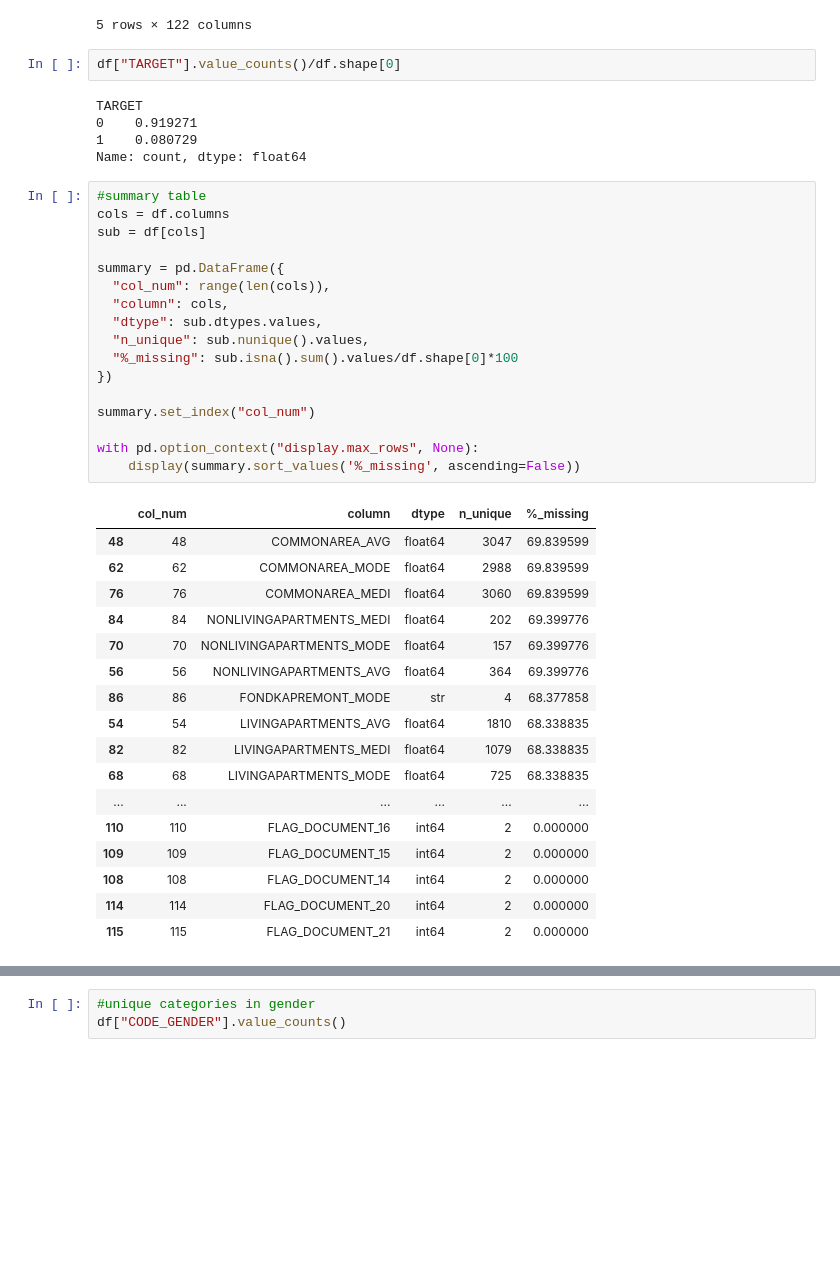
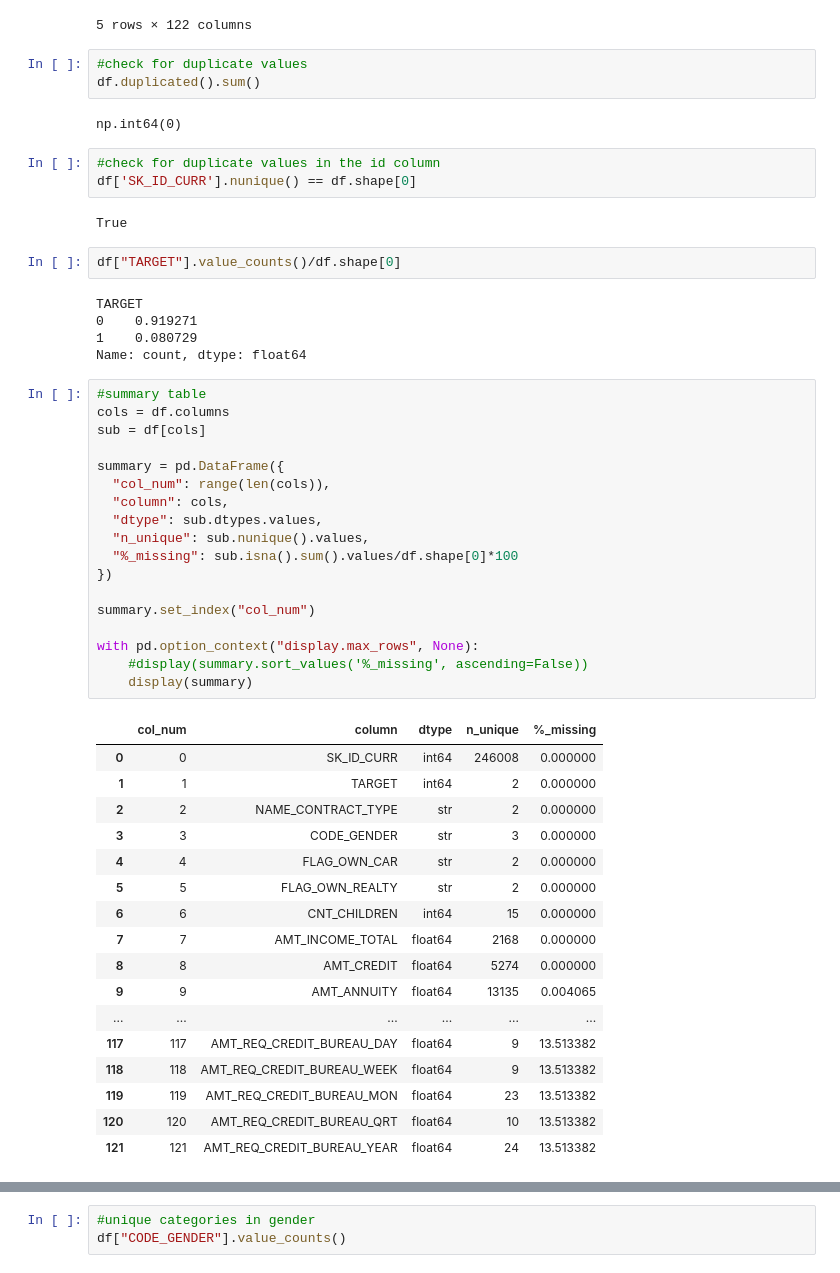
Before and after one commit to kanikasure/loan-default-risk, a Jupyter notebook: notebooks/03_eda.ipynb, the cells around one changed output, grey strips where cells are left out. Cells and saved outputs as stored; diff of their text form; blank space fills up the shorter version.

```diff
--- a/notebooks/03_eda.ipynb
+++ b/notebooks/03_eda.ipynb
@@ -16,6 +16,16 @@ df.head()
 | 3 | 454894 | 1 | Cash loans | M | N | N | 0 | ... |
 | 4 | 448321 | 0 | Cash loans | F | N | Y | 0 | ... |
 5 rows × 122 columns
+# %%
+#check for duplicate values
+df.duplicated().sum()
+# %% [output]
+np.int64(0)
+# %%
+#check for duplicate values in the id column
+df['SK_ID_CURR'].nunique() == df.shape[0]
+# %% [output]
+True
 # %%
 df["TARGET"].value_counts()/df.shape[0]
 # %% [output]
@@ -26,35 +36,36 @@ Name: count, dtype: float64
 # %%
 #summary table
 cols = df.columns
 sub = df[cols]
 
 summary = pd.DataFrame({
   "col_num": range(len(cols)),
   "column": cols,
   "dtype": sub.dtypes.values,
   "n_unique": sub.nunique().values,
   "%_missing": sub.isna().sum().values/df.shape[0]*100
 })
 
 summary.set_index("col_num")
 
 with pd.option_context("display.max_rows", None):
-    display(summary.sort_values('%_missing', ascending=False))
+    #display(summary.sort_values('%_missing', ascending=False))
+    display(summary)
 # %% [output]
 |  | col_num | column | dtype | n_unique | %_missing |
-| 48 | 48 | COMMONAREA_AVG | float64 | 3047 | 69.839599 |
-| 62 | 62 | COMMONAREA_MODE | float64 | 2988 | 69.839599 |
-| 76 | 76 | COMMONAREA_MEDI | float64 | 3060 | 69.839599 |
-| 84 | 84 | NONLIVINGAPARTMENTS_MEDI | float64 | 202 | 69.399776 |
-| 70 | 70 | NONLIVINGAPARTMENTS_MODE | float64 | 157 | 69.399776 |
-| 56 | 56 | NONLIVINGAPARTMENTS_AVG | float64 | 364 | 69.399776 |
-| 86 | 86 | FONDKAPREMONT_MODE | str | 4 | 68.377858 |
-| 54 | 54 | LIVINGAPARTMENTS_AVG | float64 | 1810 | 68.338835 |
-| 82 | 82 | LIVINGAPARTMENTS_MEDI | float64 | 1079 | 68.338835 |
-| 68 | 68 | LIVINGAPARTMENTS_MODE | float64 | 725 | 68.338835 |
+| 0 | 0 | SK_ID_CURR | int64 | 246008 | 0.000000 |
+| 1 | 1 | TARGET | int64 | 2 | 0.000000 |
+| 2 | 2 | NAME_CONTRACT_TYPE | str | 2 | 0.000000 |
+| 3 | 3 | CODE_GENDER | str | 3 | 0.000000 |
+| 4 | 4 | FLAG_OWN_CAR | str | 2 | 0.000000 |
+| 5 | 5 | FLAG_OWN_REALTY | str | 2 | 0.000000 |
+| 6 | 6 | CNT_CHILDREN | int64 | 15 | 0.000000 |
+| 7 | 7 | AMT_INCOME_TOTAL | float64 | 2168 | 0.000000 |
+| 8 | 8 | AMT_CREDIT | float64 | 5274 | 0.000000 |
+| 9 | 9 | AMT_ANNUITY | float64 | 13135 | 0.004065 |
 | ... | ... | ... | ... | ... | ... |
-| 110 | 110 | FLAG_DOCUMENT_16 | int64 | 2 | 0.000000 |
-| 109 | 109 | FLAG_DOCUMENT_15 | int64 | 2 | 0.000000 |
-| 108 | 108 | FLAG_DOCUMENT_14 | int64 | 2 | 0.000000 |
-| 114 | 114 | FLAG_DOCUMENT_20 | int64 | 2 | 0.000000 |
-| 115 | 115 | FLAG_DOCUMENT_21 | int64 | 2 | 0.000000 |
+| 117 | 117 | AMT_REQ_CREDIT_BUREAU_DAY | float64 | 9 | 13.513382 |
+| 118 | 118 | AMT_REQ_CREDIT_BUREAU_WEEK | float64 | 9 | 13.513382 |
+| 119 | 119 | AMT_REQ_CREDIT_BUREAU_MON | float64 | 23 | 13.513382 |
+| 120 | 120 | AMT_REQ_CREDIT_BUREAU_QRT | float64 | 10 | 13.513382 |
+| 121 | 121 | AMT_REQ_CREDIT_BUREAU_YEAR | float64 | 24 | 13.513382 |
```
Also changed, not shown: parts of 9 cells of this notebook, 3 other files.
